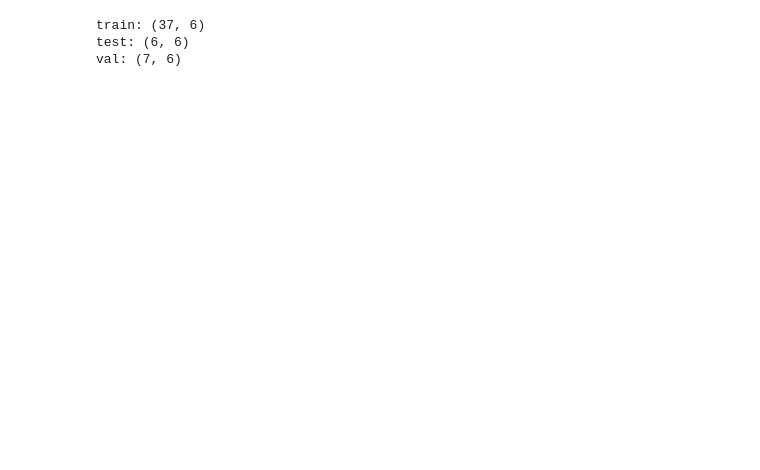
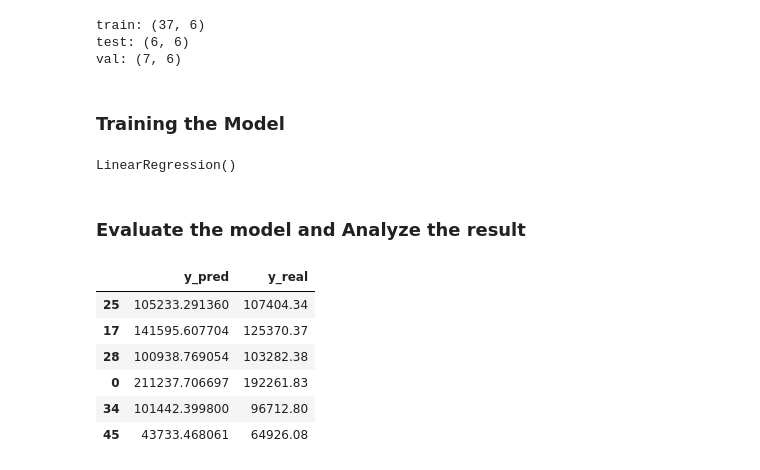
Before and after one commit to duartetorreserick/Machine_Learning, a Jupyter notebook: Lab1/Lineal_Regression.ipynb, the cells around one changed output. Saved outputs shown, nothing was run; the diff lists cells and outputs as text; code cells hidden in the pictures; blank space fills up the shorter version.

```diff
--- a/Lab1/Lineal_Regression.ipynb
+++ b/Lab1/Lineal_Regression.ipynb
@@ -106,0 +130,25 @@ val: (7, 6)
+# %% [markdown]
+### Training the Model
+# %%
+from sklearn.linear_model import LinearRegression
+linear_model=LinearRegression()
+linear_model.fit(X_train, y_train)
+# %% [output]
+LinearRegression()
+# %% [markdown]
+### Evaluate the model and Analyze the result
+# %%
+#perform prediction on the test set and compare results between the real and the predicted values
+
+y_pred=linear_model.predict(X_test)
+results = pd.DataFrame(data={'y_pred':y_pred, 'y_real':y_test})
+
+results
+# %% [output]
+|  | y_pred | y_real |
+| 25 | 105233.291360 | 107404.34 |
+| 17 | 141595.607704 | 125370.37 |
+| 28 | 100938.769054 | 103282.38 |
+| 0 | 211237.706697 | 192261.83 |
+| 34 | 101442.399800 | 96712.80 |
+| 45 | 43733.468061 | 64926.08 |
```
Also changed, not shown: parts of 7 cells of this notebook.
